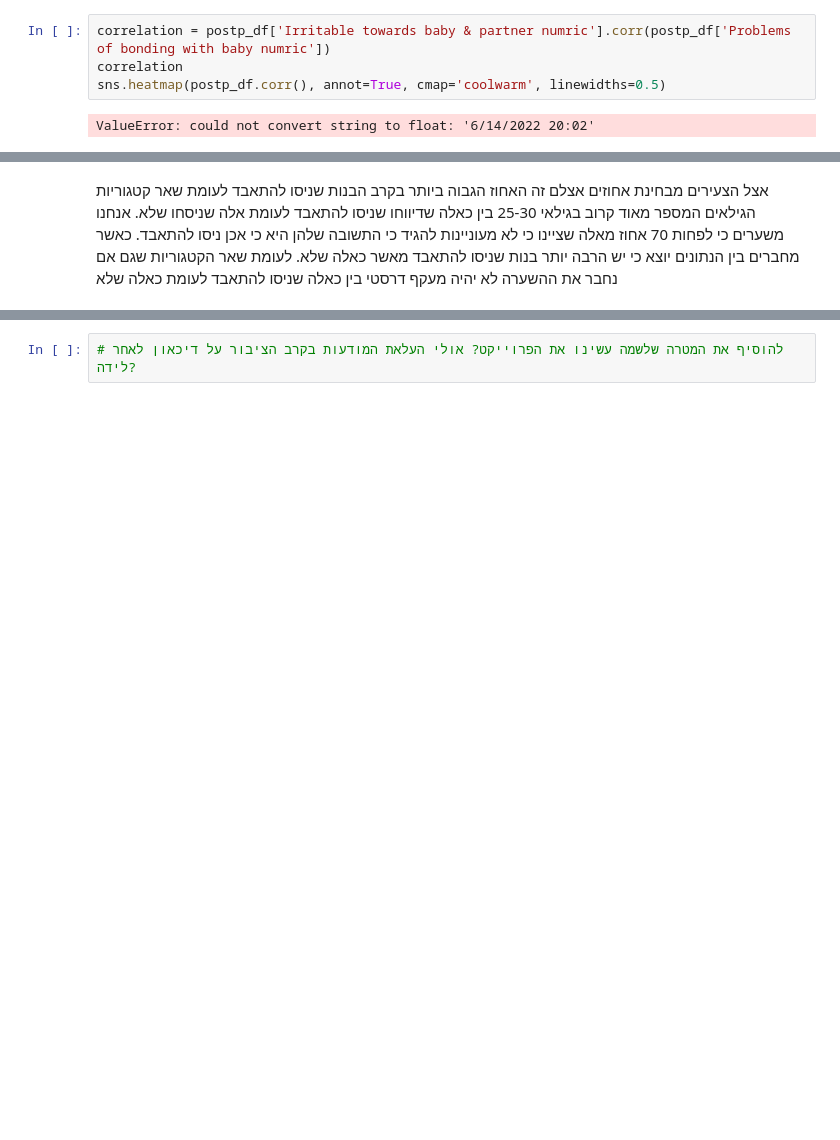
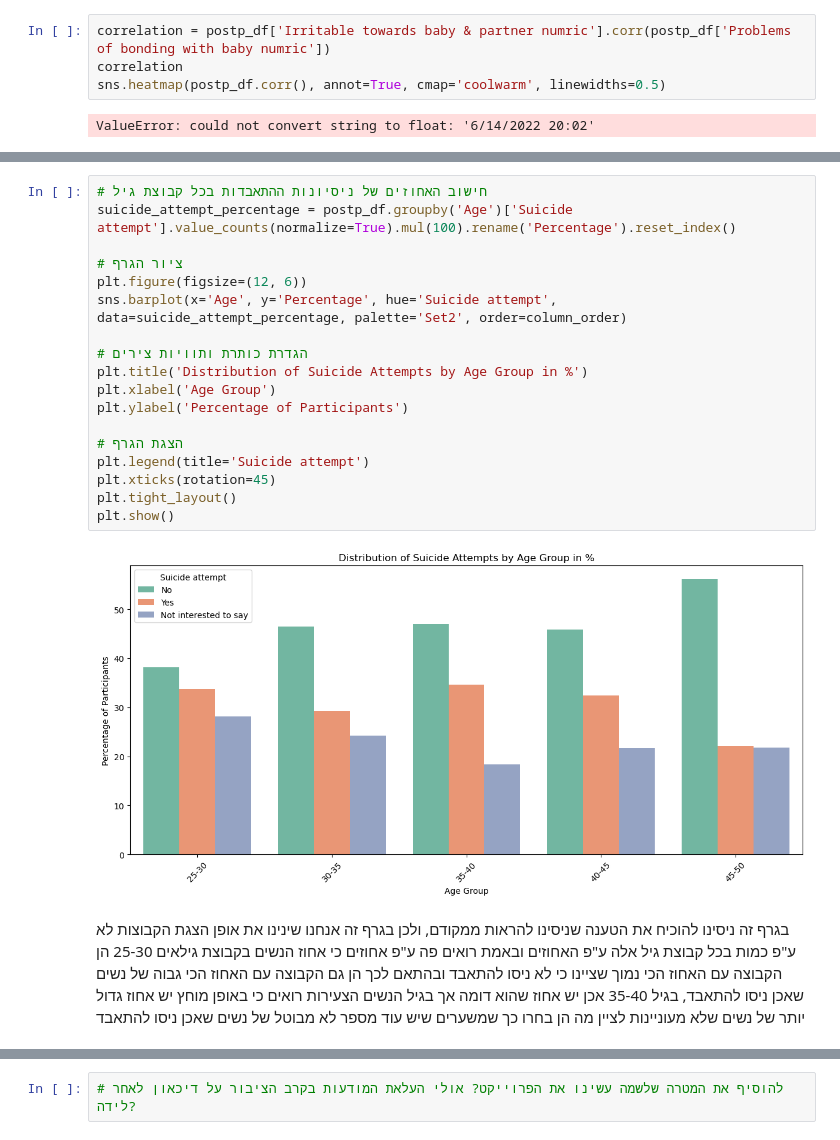
Before and after one commit to sivanhiya/sivanhiya, a Jupyter notebook: projectpostpartum.ipynb, the cells around one changed output, grey strips where cells are left out. Cells and saved outputs as stored; diff of their text form; blank space fills up the shorter version.

```diff
--- a/projectpostpartum.ipynb
+++ b/projectpostpartum.ipynb
@@ -203,3 +287,22 @@ plt.show()
+# %%
+# חישוב האחוזים של ניסיונות ההתאבדות בכל קבוצת גיל
+suicide_attempt_percentage = postp_df.groupby('Age')['Suicide attempt'].value_counts(normalize=True).mul(100).rename('Percentage').reset_index()
+
+# ציור הגרף
+plt.figure(figsize=(12, 6))
+sns.barplot(x='Age', y='Percentage', hue='Suicide attempt', data=suicide_attempt_percentage, palette='Set2', order=column_order)
+
+# הגדרת כותרת ותוויות צירים
+plt.title('Distribution of Suicide Attempts by Age Group in %')
+plt.xlabel('Age Group')
+plt.ylabel('Percentage of Participants')
+
+# הצגת הגרף
+plt.legend(title='Suicide attempt')
+plt.xticks(rotation=45)
+plt.tight_layout()
+plt.show()
+# %% [output]
+[figure, added]
 # %% [markdown]
-אצל הצעירים מבחינת אחוזים אצלם זה האחוז הגבוה ביותר בקרב הבנות שניסו להתאבד לעומת שאר קטגוריות הגילאים
-המספר מאוד קרוב בגילאי 25-30 בין כאלה שדיווחו שניסו להתאבד לעומת אלה שניסחו שלא. אנחנו משערים כי לפחות 70 אחוז מאלה שציינו כי לא מעוניינות להגיד כי התשובה שלהן היא כי אכן ניסו להתאבד. כאשר מחברים בין הנתונים יוצא כי יש הרבה יותר בנות שניסו להתאבד מאשר כאלה שלא. לעומת שאר הקטגוריות שגם אם נחבר את ההשערה לא יהיה מעקף דרסטי בין כאלה שניסו להתאבד לעומת כאלה שלא
+בגרף זה ניסינו להוכיח את הטענה שניסינו להראות ממקודם, ולכן בגרף זה אנחנו שינינו את אופן הצגת הקבוצות לא ע"פ כמות בכל קבוצת גיל אלה ע"פ האחוזים ובאמת רואים פה ע"פ אחוזים כי אחוז הנשים בקבוצת גילאים 25-30 הן הקבוצה עם האחוז הכי נמוך שציינו כי לא ניסו להתאבד ובהתאם לכך הן גם הקבוצה עם האחוז הכי גבוה של נשים שאכן ניסו להתאבד, בגיל 35-40 אכן יש אחוז שהוא דומה אך בגיל הנשים הצעירות רואים כי באופן מוחץ יש אחוז גדול יותר של נשים שלא מעוניינות לציין מה הן בחרו כך שמשערים שיש עוד מספר לא מבוטל של נשים שאכן ניסו להתאבד
```
Also changed, not shown: parts of 41 cells of this notebook.
